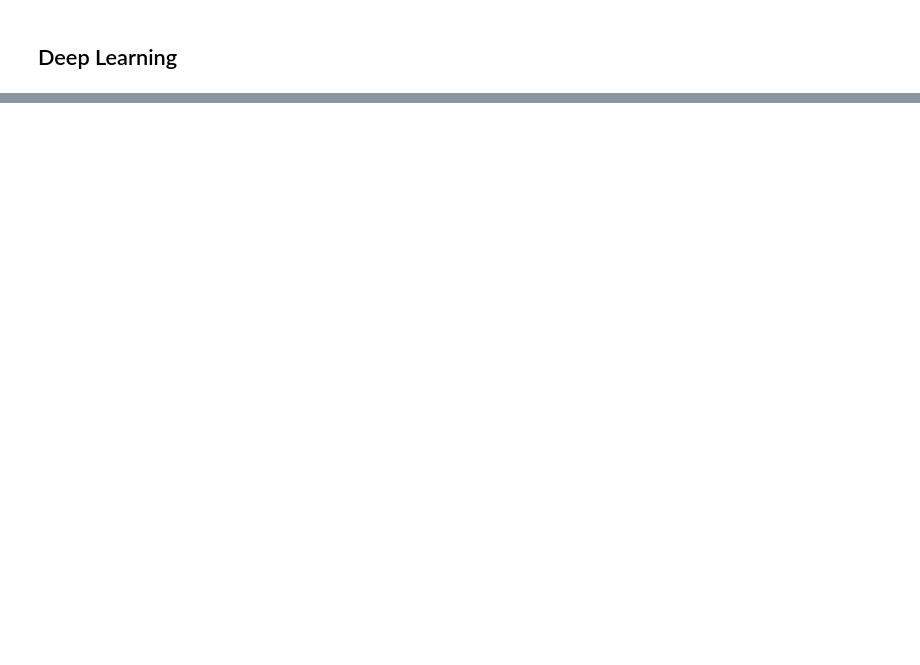
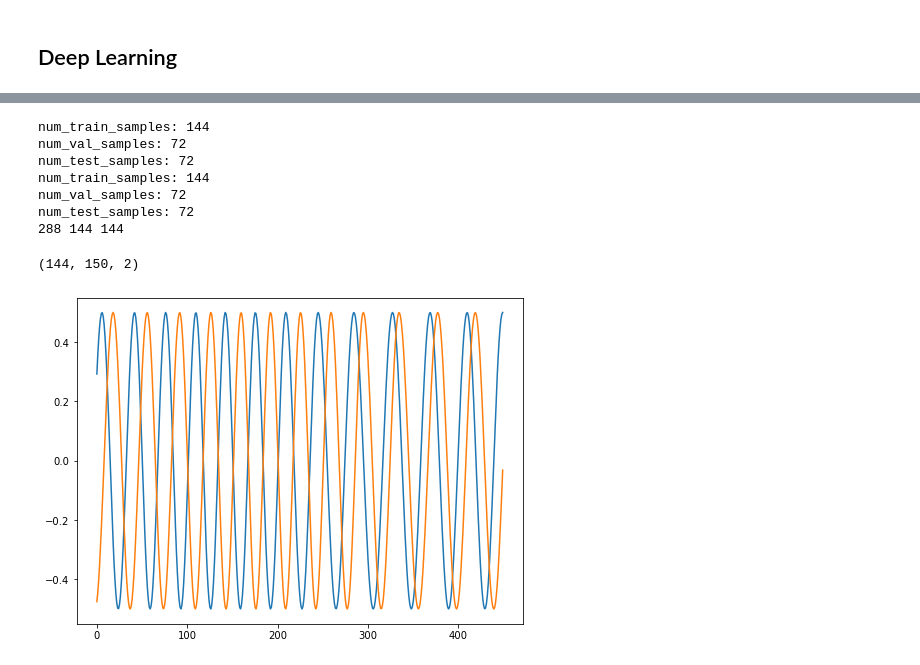
Before and after one commit to visserle/two-hearts, a Jupyter notebook: 03b_multivariate_forecast.ipynb, the cells around one changed output, grey strips where cells are left out. Cells and saved outputs as stored; diff of their text form; code cells hidden in the pictures; blank space fills up the shorter version.

Commit message:
refactor for multivariate data

```diff
--- a/03b_multivariate_forecast.ipynb
+++ b/03b_multivariate_forecast.ipynb
@@ -43,11 +44,9 @@ tf.version.VERSION
 # %%
 # Load data
-data = [None]*len(list_str)
-for i in range(len(list_str)):
-    #data[i] = np.load(datafiles[i])
-    data[i] = np.load(datafiles_google[i]) # for google colab
+data = np.load("data/data_gaze.npy")
+    # data[i] = np.load(datafiles_google[i]) # for google colab
 
 # Data preperation for keras
-data = np.array(data, dtype = "float32")
-data.shape
+print(data.dtype)
+print(data.shape)
 # %% [output]
@@ -136,3 +79,62 @@ num_test_samples: 75
+# %%
+# choose a number of time steps
+n_steps_in, n_steps_out = 6*sampling_rate, 3*sampling_rate
+
+X_train = np.empty((0, n_steps_in, 2))
+X_vali = np.empty((0, n_steps_in, 2))
+X_test = np.empty((0, n_steps_in, 2))
+y_train = np.empty((0, n_steps_out, 2))
+y_vali = np.empty((0, n_steps_out, 2))
+y_test = np.empty((0, n_steps_out, 2))
+
+
+idx = list(range(len(list_str)))[::2] # for dyads
+
+for i in range(len(idx)):
+        # define input sequence
+        in_seq1 = data[idx[i]]
+        in_seq2 = data[idx[i]+1]
+        # convert to [rows, columns] structure
+        in_seq1 = in_seq1.reshape((len(in_seq1), 1))
+        in_seq2 = in_seq2.reshape((len(in_seq2), 1))
+        # horizontally stack columns
+        dataset = hstack((in_seq1, in_seq2))
+
+        # covert into input/output
+        X, y = split_sequences(dataset, n_steps_in, n_steps_out)
+
+        # Data split
+        num_train_samples = int(0.5 * len(X))
+        num_val_samples = int(0.25 * len(X))
+        num_test_samples = len(X) - num_train_samples - num_val_samples
+        print("num_train_samples:", num_train_samples)
+        print("num_val_samples:", num_val_samples)
+        print("num_test_samples:", num_test_samples)
+
+        X_train = np.append(X_train,X[:num_train_samples],axis=0)
+        y_train = np.append(y_train,y[:num_train_samples],axis=0)
+        X_vali = np.append(X_vali,X[num_train_samples:(num_train_samples+num_val_samples)],axis=0)
+        y_vali = np.append(y_vali,y[num_train_samples:(num_train_samples+num_val_samples)],axis=0)
+        X_test = np.append(X_test,X[(num_train_samples+num_val_samples):],axis=0)
+        y_test = np.append(y_test,y[(num_train_samples+num_val_samples):],axis=0)
+
+n_features = X.shape[2]
+
+test = np.append(X[3,:,0], y[3,:,0])
+test2 = np.append(X[2,:,0], y[2,:,0])
+plt.plot(test)
+plt.plot(test2)
+print(len(X_train), len(X_vali), len(X_test))
+# %% [output]
+num_train_samples: 144
+num_val_samples: 72
+num_test_samples: 72
+num_train_samples: 144
+num_val_samples: 72
+num_test_samples: 72
+288 144 144
+(144, 150, 2)
+[figure, added]
 # %%
 # define model
 # Model from Brownlee 2018 - Deep Learning for Time Series Forecasting
```
Also changed, not shown: parts of 14 cells of this notebook.
